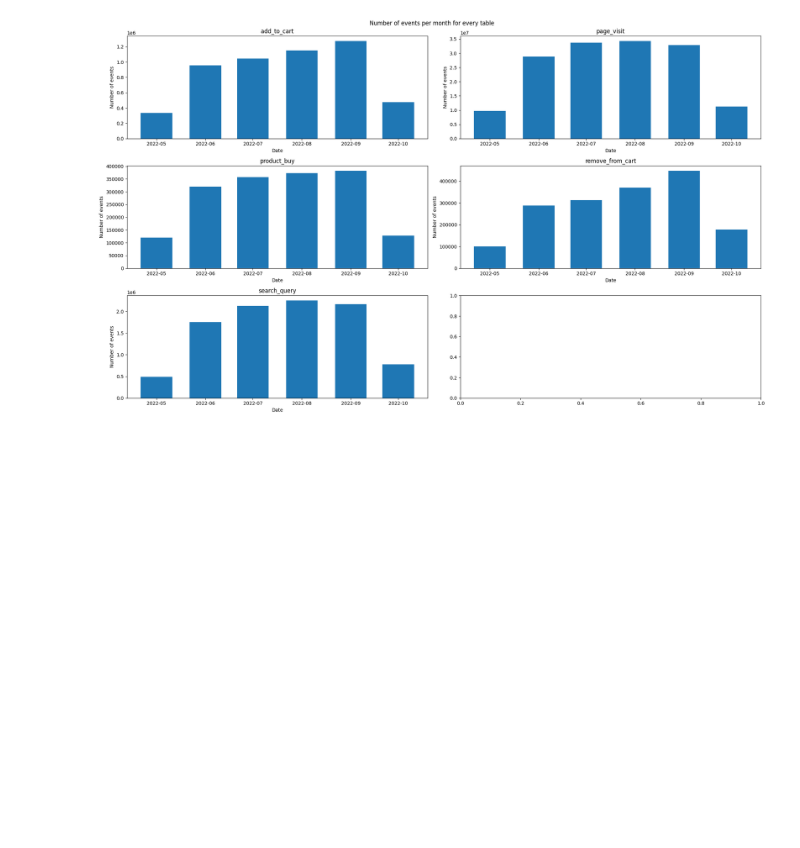
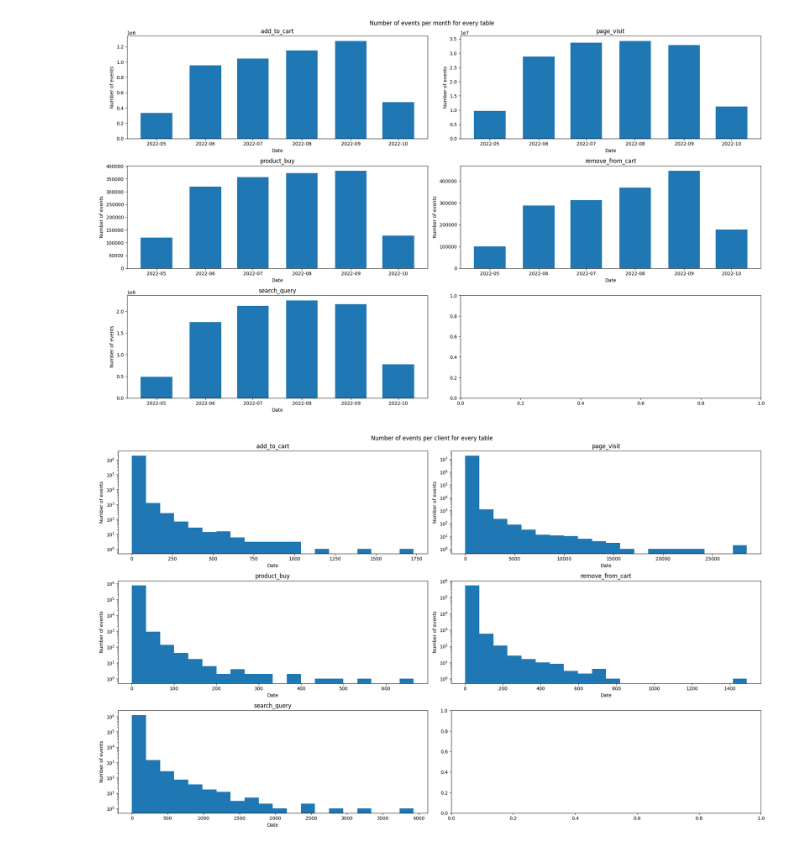
Before and after one commit to RecSys2025-AGH/RecSys2025, a Jupyter notebook: data_actions/data_analysis/user_data_EDA.ipynb, the cells around one changed output. Drawn from its saved outputs; the diff is of its cells as text; code cells hidden in the pictures; blank space fills up the shorter version.

Commit message:
Added histograms for number of events per user

```diff
--- a/data_actions/data_analysis/exploration.ipynb
+++ b/data_actions/data_analysis/user_data_EDA.ipynb
@@ -116,3 +113,23 @@ plot_histograms(normalize=False)
 plot_histograms(normalize=True)
 # %% [output]
 [figure]
+# %%
+def plot_users_events_histogram():
+    fig, ax = plt.subplots(3, 2, figsize=(20, 12))
+    fig.suptitle("Number of events per client for every table")
+
+    for i, key in enumerate(data["events"]):
+
+        dataframe = data["events"][key].group_by("client_id").agg(pl.len().alias("count")).collect()
+        ax[i//2][i % 2].hist(dataframe["count"], bins=20)
+        ax[i//2][i % 2].set_title(key)
+        ax[i//2][i % 2].set_xlabel("Date")
+        ax[i//2][i % 2].set_ylabel("Number of events")
+        ax[i//2][i % 2].set_yscale('log')
+
+    fig.tight_layout()
+    plt.show()
+# %%
+plot_users_events_histogram()
+# %% [output]
+[figure, added]
```
Also changed, not shown: parts of 1 cell of this notebook.
